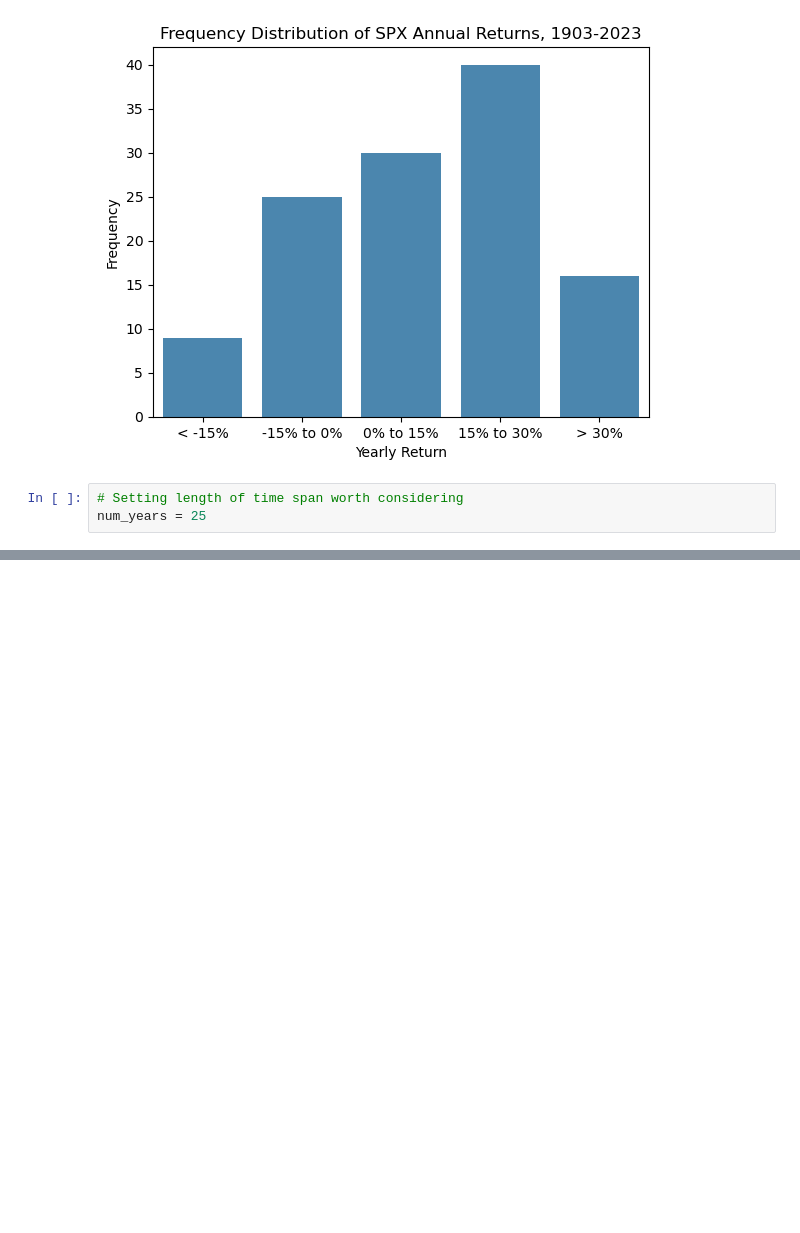
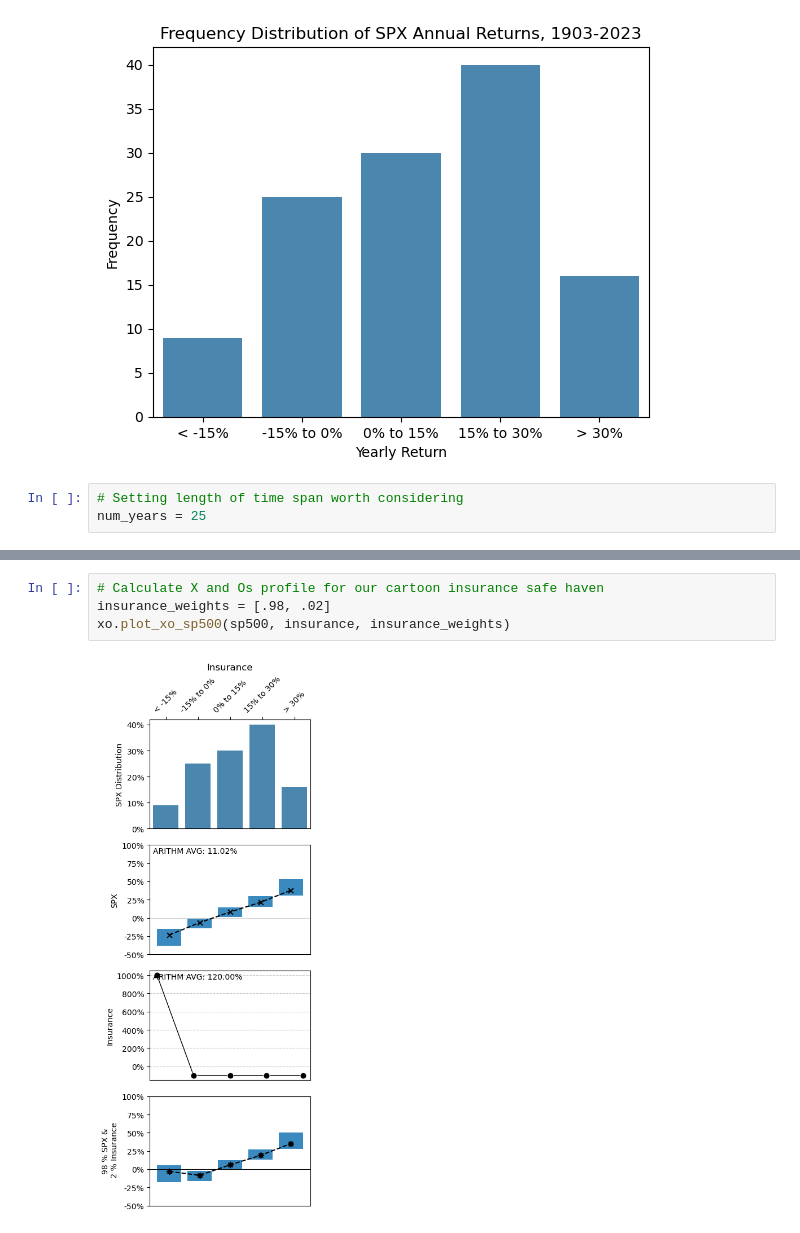
Before and after one commit to niklas-fischer/safehaven, a Jupyter notebook: notebooks/main.ipynb, the cells around one changed output, grey strips where cells are left out. Cells and saved outputs as stored; diff of their text form; blank space fills up the shorter version.

```diff
--- a/notebooks/main.ipynb
+++ b/notebooks/main.ipynb
@@ -422,0 +446,6 @@ nietzschesdemon.plot_random_walk_frequency_distribution(num_walks, num_years, sp
+# %%
+# Calculate X and Os profile for our cartoon insurance safe haven
+insurance_weights = [.98, .02]
+xo.plot_xo_sp500(sp500, insurance, insurance_weights)
+# %% [output]
+[figure, added]
```
Also changed, not shown: parts of 17 cells of this notebook.
